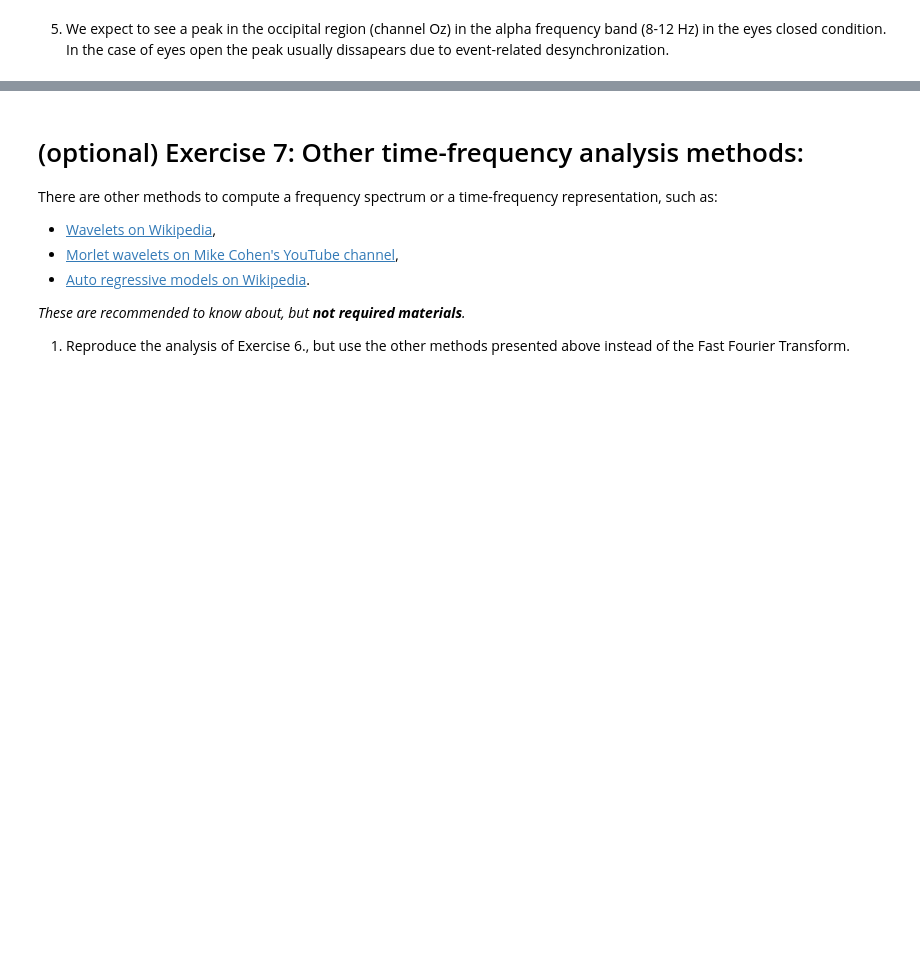
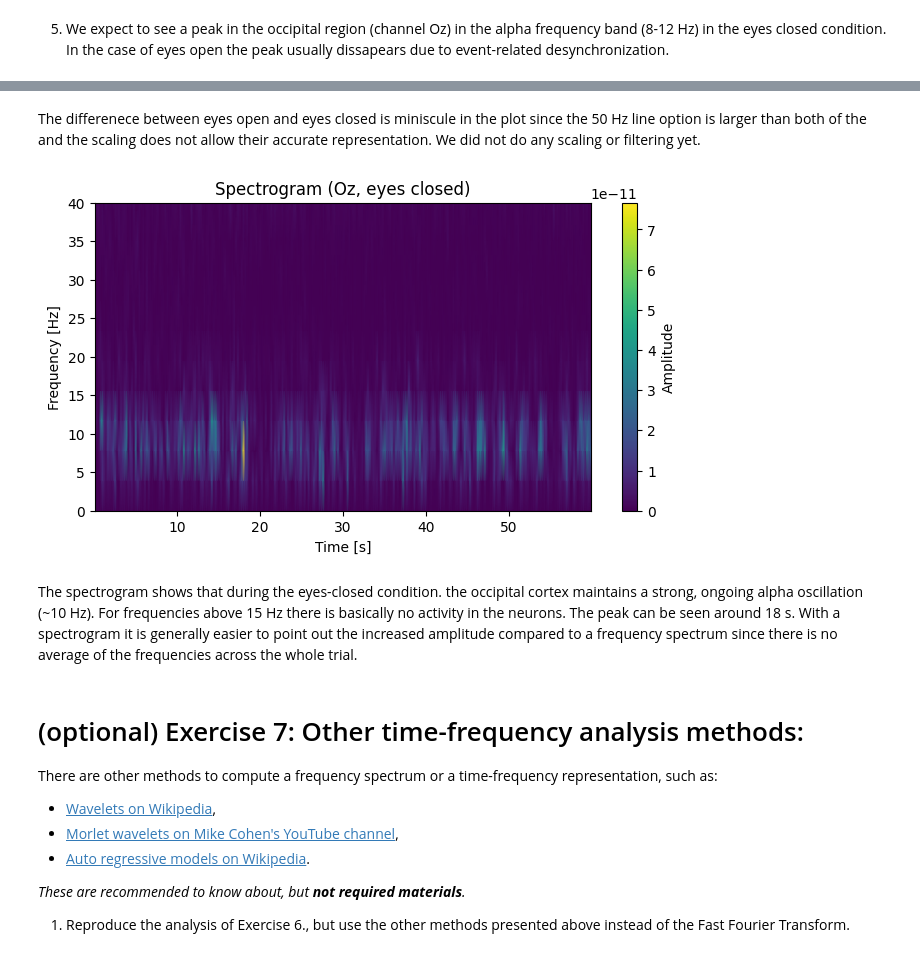
Before and after one commit to pschristodoulou/BCI_course, a Jupyter notebook: Assignments/Assignment8/assignment_08_signal_analysis.ipynb, the cells around one changed output, grey strips where cells are left out. Saved outputs shown, nothing was run; the diff lists cells and outputs as text; code cells hidden in the pictures; blank space fills up the shorter version.

```diff
--- a/Assignments/Assignment8/assignment_08_signal_analysis.ipynb
+++ b/Assignments/Assignment8/assignment_08_signal_analysis.ipynb
@@ -207,3 +233,26 @@ First 3755 samples
+# %% [markdown]
+The differenece between eyes open and eyes closed is miniscule in the plot since the 50 Hz line option is larger than both of the and the scaling does not allow their accurate representation. We did not do any scaling or filtering yet.
+# %%
+from scipy.signal import spectrogram
+import matplotlib.pyplot as plt
+
+fs = eyes_closed.info['sfreq']
+sig = eyes_closed["Oz"][0].flatten()   # make it 1-D
+
+f, t, S = spectrogram(sig, fs)
+
+plt.figure(figsize=(8,4))
+plt.pcolormesh(t, f, S, shading='gouraud')  # split in 5 Hz without shading='gouraud'
+plt.ylim(0, 40)  # optional, focus on EEG band
+plt.xlabel('Time [s]')
+plt.ylabel('Frequency [Hz]')
+plt.title('Spectrogram (Oz, eyes closed)')
+plt.colorbar(label='Amplitude')
+plt.show()
+# %% [output]
+[figure, added]
+# %% [markdown]
+The spectrogram shows that during the eyes-closed condition. the occipital cortex maintains a strong, ongoing alpha oscillation (~10 Hz). For frequencies above 15 Hz there is basically no activity in the neurons. The peak can be seen around 18 s. With a spectrogram it is generally easier to point out the increased amplitude compared to a frequency spectrum since there is no average of the frequencies across the whole trial.
 # %% [markdown]
 # (optional) Exercise 7: Other time-frequency analysis methods:
 There are other methods to compute a frequency spectrum or a time-frequency representation, such as:
```
Also changed, not shown: parts of 1 cell of this notebook, 1 other file.
